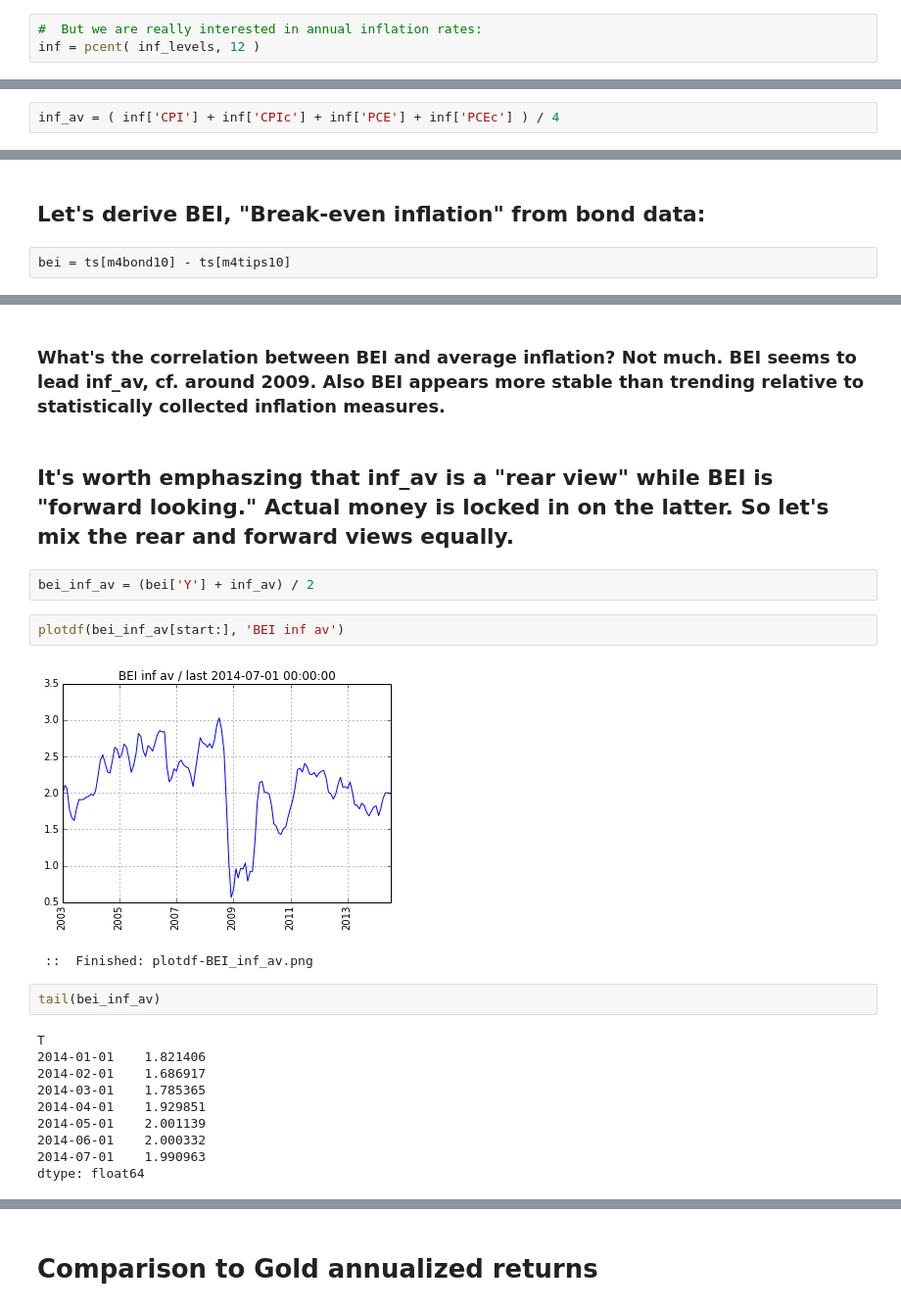
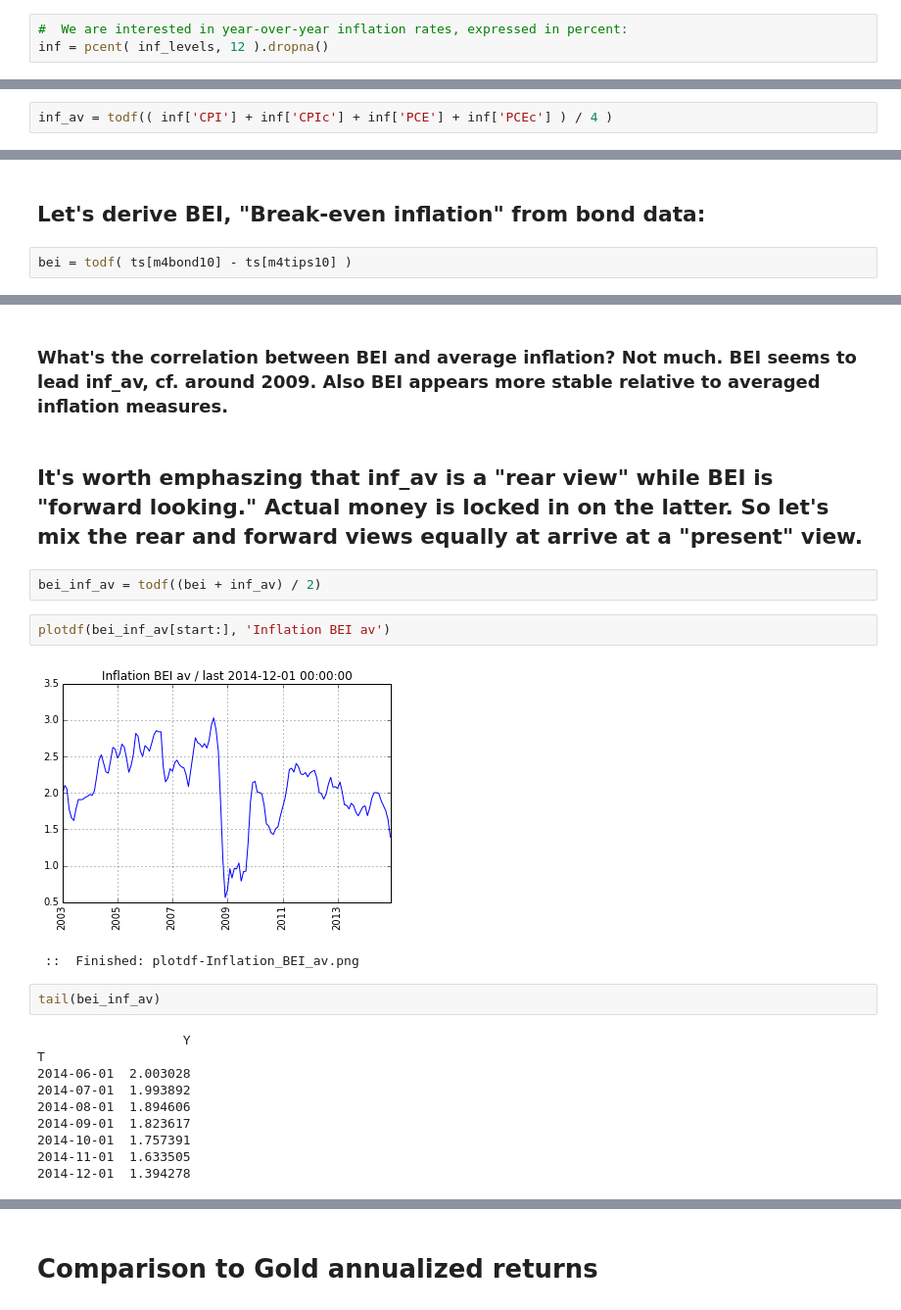
Before and after one commit to rsvp/fecon235, a Jupyter notebook: nb/fred-inflation.ipynb, the cells around one changed output, grey strips where cells are left out. Shown: that part at 98% size. Saved outputs shown, nothing was run; the diff lists cells and outputs as text.

```diff
--- a/nb/fred-inflation.ipynb
+++ b/nb/fred-inflation.ipynb
@@ -60,8 +91,8 @@ inf_levels = paste( tsinf )
 #  Label the column names:
 inf_levels.columns = ['CPI', 'CPIc', 'PCE', 'PCEc']
 # %%
-#  But we are really interested in annual inflation rates:
-inf = pcent( inf_levels, 12 )
+#  We are interested in year-over-year inflation rates, expressed in percent:
+inf = pcent( inf_levels, 12 ).dropna()
 # %%
 boxplot( inf, 'Inflation' )
 # %% [output]
@@ -94,3 +131,3 @@ PCEc  0.912048  0.963378  0.954095  1.000000
 # %%
-inf_av = ( inf['CPI'] + inf['CPIc'] + inf['PCE'] + inf['PCEc'] ) / 4
+inf_av = todf(( inf['CPI'] + inf['CPIc'] + inf['PCE'] + inf['PCEc'] ) / 4 )
 # %%
@@ -116,5 +164,5 @@ plotdf( inf_av[start:], 'Inf av' )
 # %% [markdown]
 ## Let's derive BEI, "Break-even inflation" from bond data:
 # %%
-bei = ts[m4bond10] - ts[m4tips10]
+bei = todf( ts[m4bond10] - ts[m4tips10] )
 # %%
@@ -137,23 +187,23 @@ tail(bei)
 # %% [markdown]
-### What's the correlation between BEI and average inflation? Not much. BEI seems to lead inf_av, cf. around 2009. Also BEI appears more stable than trending relative to statistically collected inflation measures.
+### What's the correlation between BEI and average inflation? Not much. BEI seems to lead inf_av, cf. around 2009. Also BEI appears more stable relative to averaged inflation measures.
 # %% [markdown]
-## It's worth emphaszing that inf_av is a "rear view" while BEI is "forward looking." Actual money is locked in on the latter. So let's mix the rear and forward views equally.
+## It's worth emphaszing that inf_av is a "rear view" while BEI is "forward looking." Actual money is locked in on the latter. So let's mix the rear and forward views equally at arrive at a "present" view.
 # %%
-bei_inf_av = (bei['Y'] + inf_av) / 2
+bei_inf_av = todf((bei + inf_av) / 2)
 # %%
-plotdf(bei_inf_av[start:], 'BEI inf av')
+plotdf(bei_inf_av[start:], 'Inflation BEI av')
 # %% [output]
-[figure, old version]
+[figure, new version]
- ::  Finished: plotdf-BEI_inf_av.png
+ ::  Finished: plotdf-Inflation_BEI_av.png
 # %%
 tail(bei_inf_av)
 # %% [output]
+                   Y
 T
-2014-01-01    1.821406
-2014-02-01    1.686917
-2014-03-01    1.785365
-2014-04-01    1.929851
-2014-05-01    2.001139
-2014-06-01    2.000332
-2014-07-01    1.990963
-dtype: float64
+2014-06-01  2.003028
+2014-07-01  1.993892
+2014-08-01  1.894606
+2014-09-01  1.823617
+2014-10-01  1.757391
+2014-11-01  1.633505
+2014-12-01  1.394278
```
Also changed, not shown: parts of 43 cells of this notebook.
